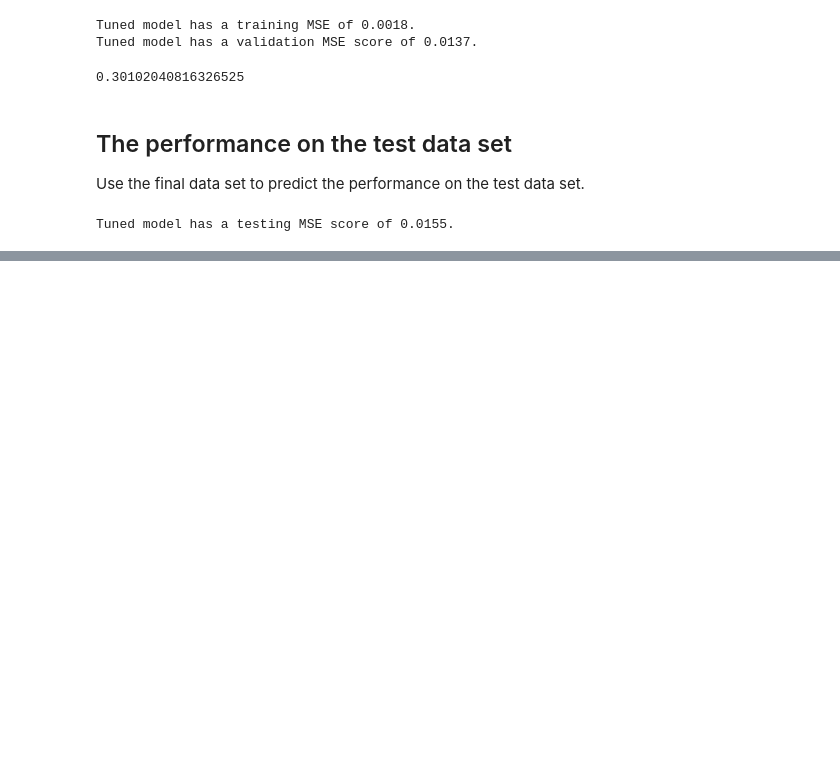
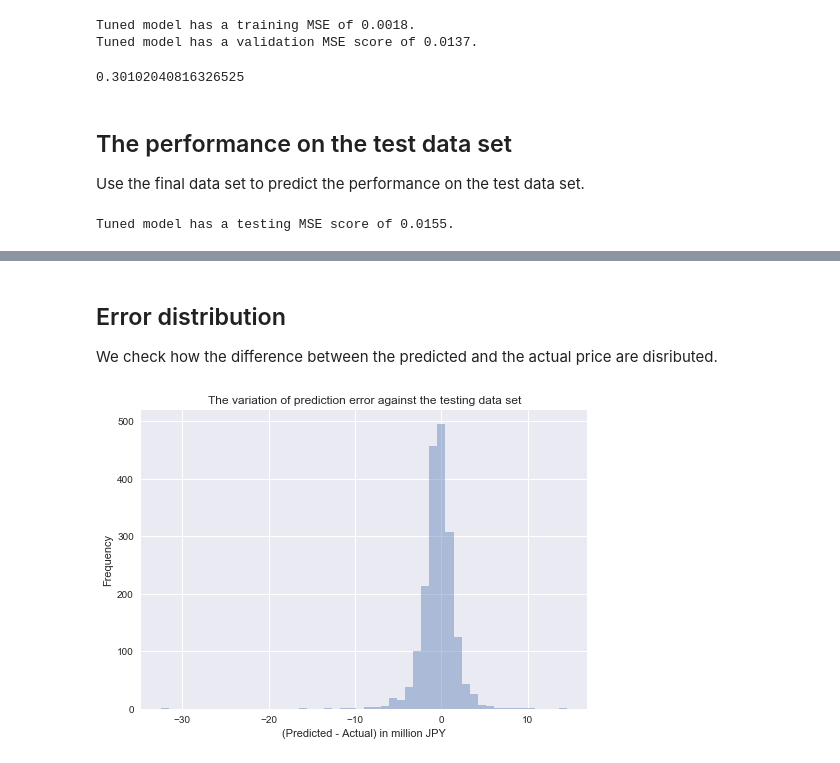
Before and after one commit to stubz/machine-learning, a Jupyter notebook: projects/capstone/tokyo_housing_data_analysis.ipynb, the cells around one changed output, grey strips where cells are left out. Cells and saved outputs as stored; diff of their text form; code cells hidden in the pictures; blank space fills up the shorter version.

```diff
--- a/projects/capstone/tokyo_housing_data_analysis.ipynb
+++ b/projects/capstone/tokyo_housing_data_analysis.ipynb
@@ -962,0 +1128,17 @@ Tuned model has a testing MSE score of 0.0155.
+# %% [markdown]
+## Error distribution
+We check how the difference between the predicted and the actual price are disributed.
+# %%
+error_final_test = np.exp(clf_final.predict(X_test))*0.01 - np.exp(y_test)*0.01
+error_benchmark_test = np.exp(lr.predict(X_test))*0.01 - np.exp(y_test)*0.01
+#error_final_test = clf_final.predict(X_test) - y_test
+#error_benchmark_test = lr.predict(X_test) - y_test
+# %%
+sns.set(color_codes=True)
+sns.distplot(error_final_test, kde=False, rug=False)
+sns.plt.title('The variation of prediction error against the testing data set')
+sns.plt.xlabel('(Predicted - Actual) in million JPY')
+sns.plt.ylabel('Frequency')
+sns.plt.savefig('hist_prediction_error_test_final_model.png')
+# %% [output]
+[figure, added]
```
Also changed, not shown: parts of 20 cells of this notebook, 2 other files.
